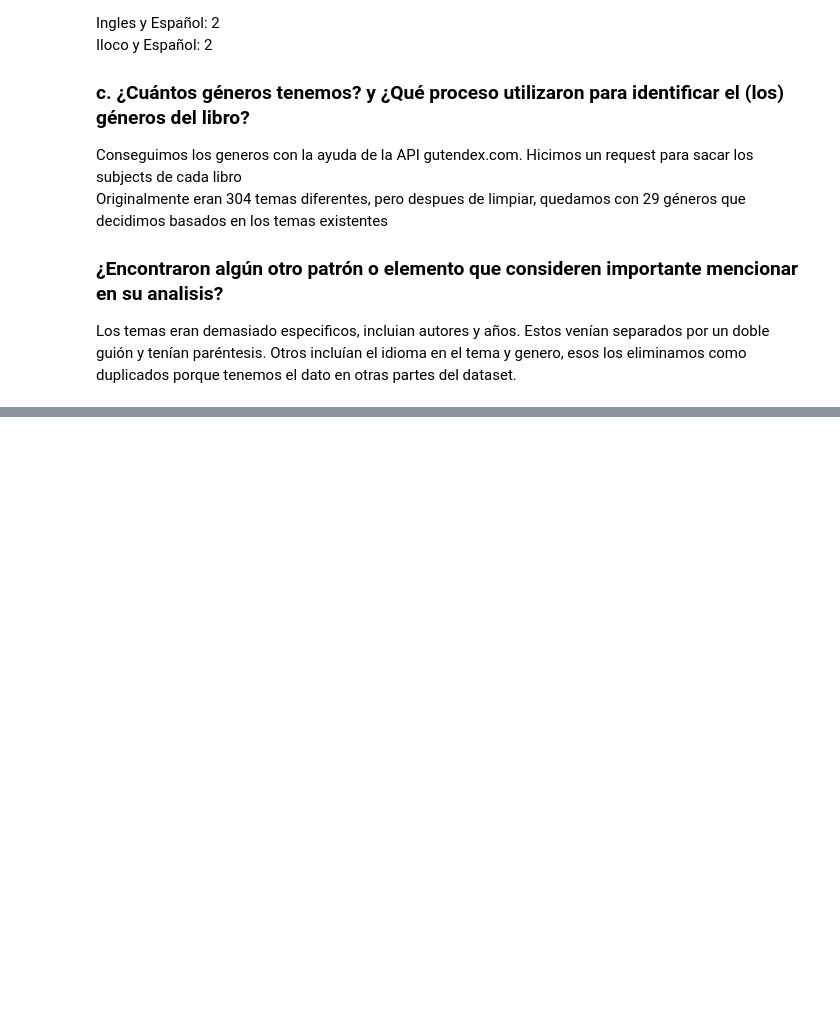
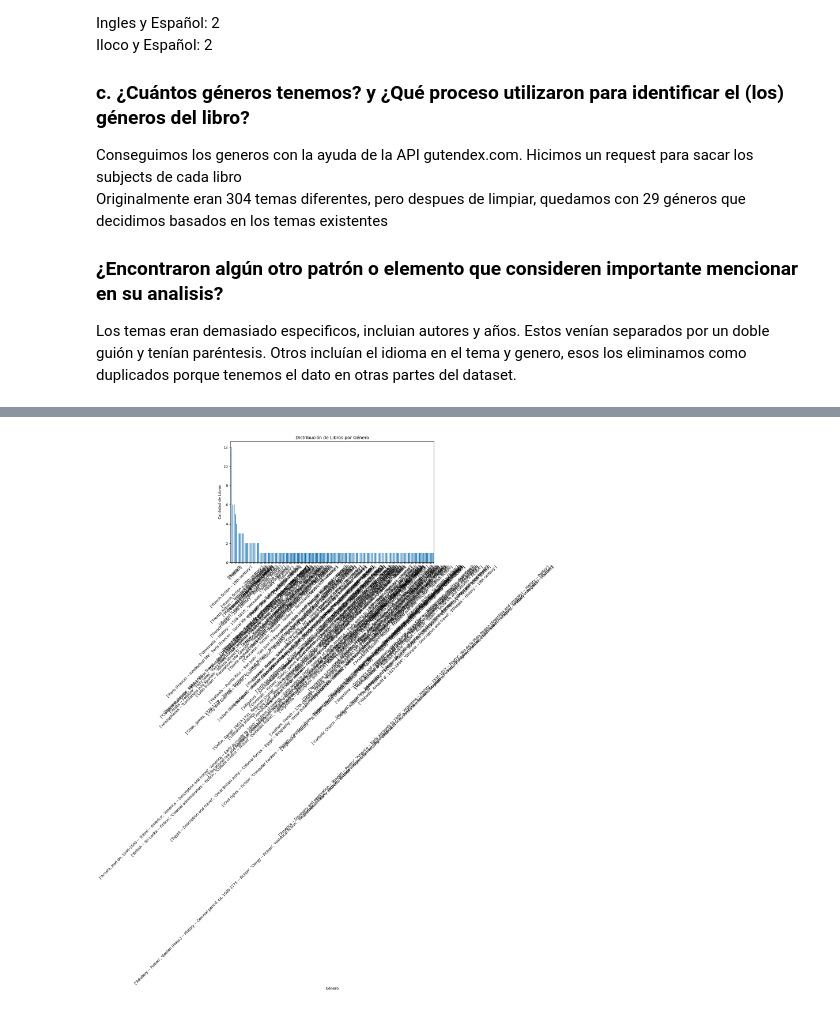
Before and after one commit to GGA-SchoolWork/AprendizajeAutomatico_Gutenberg, a Jupyter notebook: gutenberg.ipynb, the cells around one changed output, grey strips where cells are left out. Saved outputs shown, nothing was run; the diff lists cells and outputs as text; code cells hidden in the pictures; blank space fills up the shorter version.

```diff
--- a/gutenberg.ipynb
+++ b/gutenberg.ipynb
@@ -249,0 +367,17 @@ Los temas eran demasiado especificos, incluian autores y años. Estos venían se
+# %%
+# Cargar el dataframe desde el archivo CSV
+df = pd.read_csv('gutenberg.csv')
+
+# Obtener la cuenta de géneros
+genre_counts = df['Subjects'].explode().value_counts()
+
+# Generar la gráfica de barras
+plt.figure(figsize=(10, 6))
+genre_counts.plot(kind='bar')
+plt.xlabel('Género')
+plt.ylabel('Cantidad de Libros')
+plt.title('Distribución de Libros por Género')
+plt.xticks(rotation=45)
+plt.show()
+# %% [output]
+[figure, added]
```
Also changed, not shown: parts of 8 cells of this notebook.
